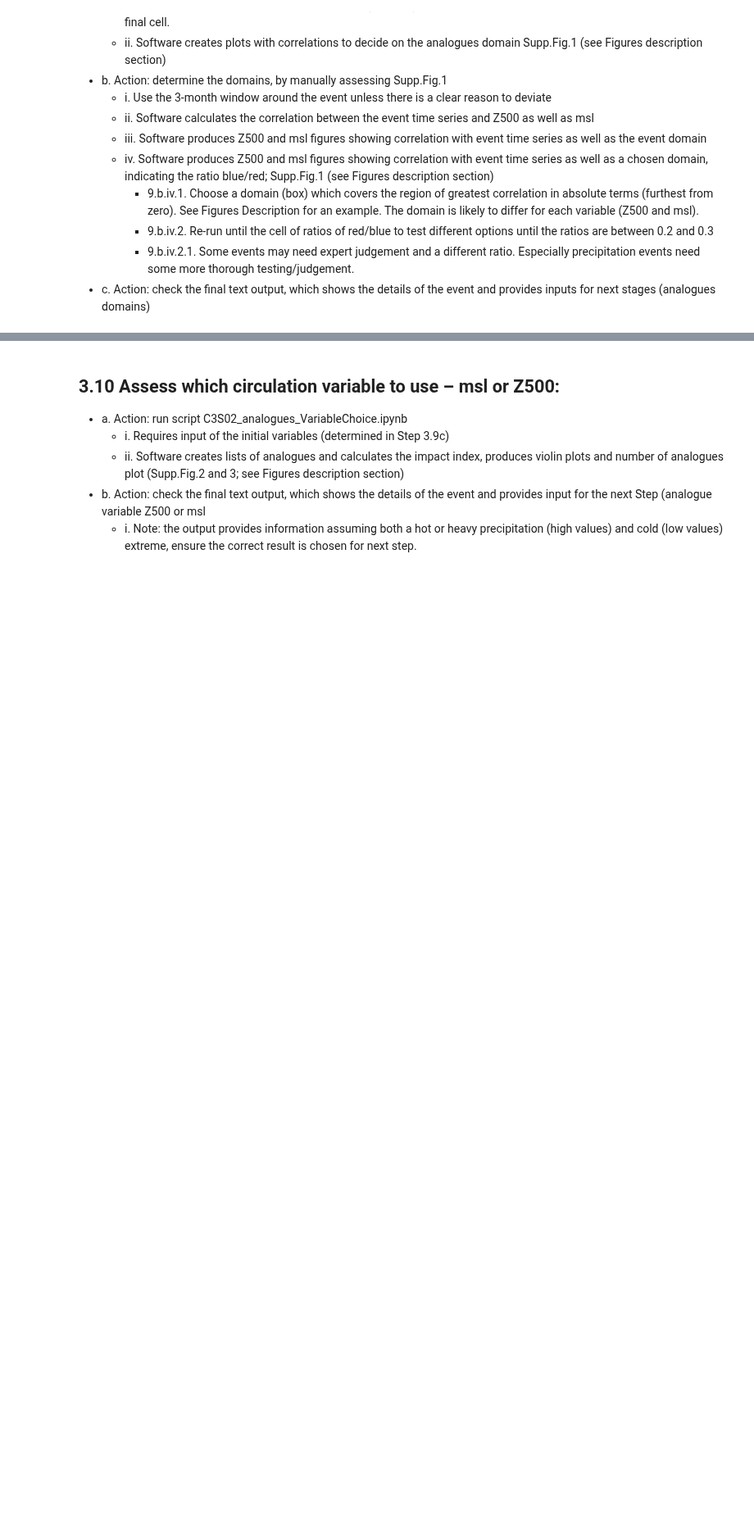
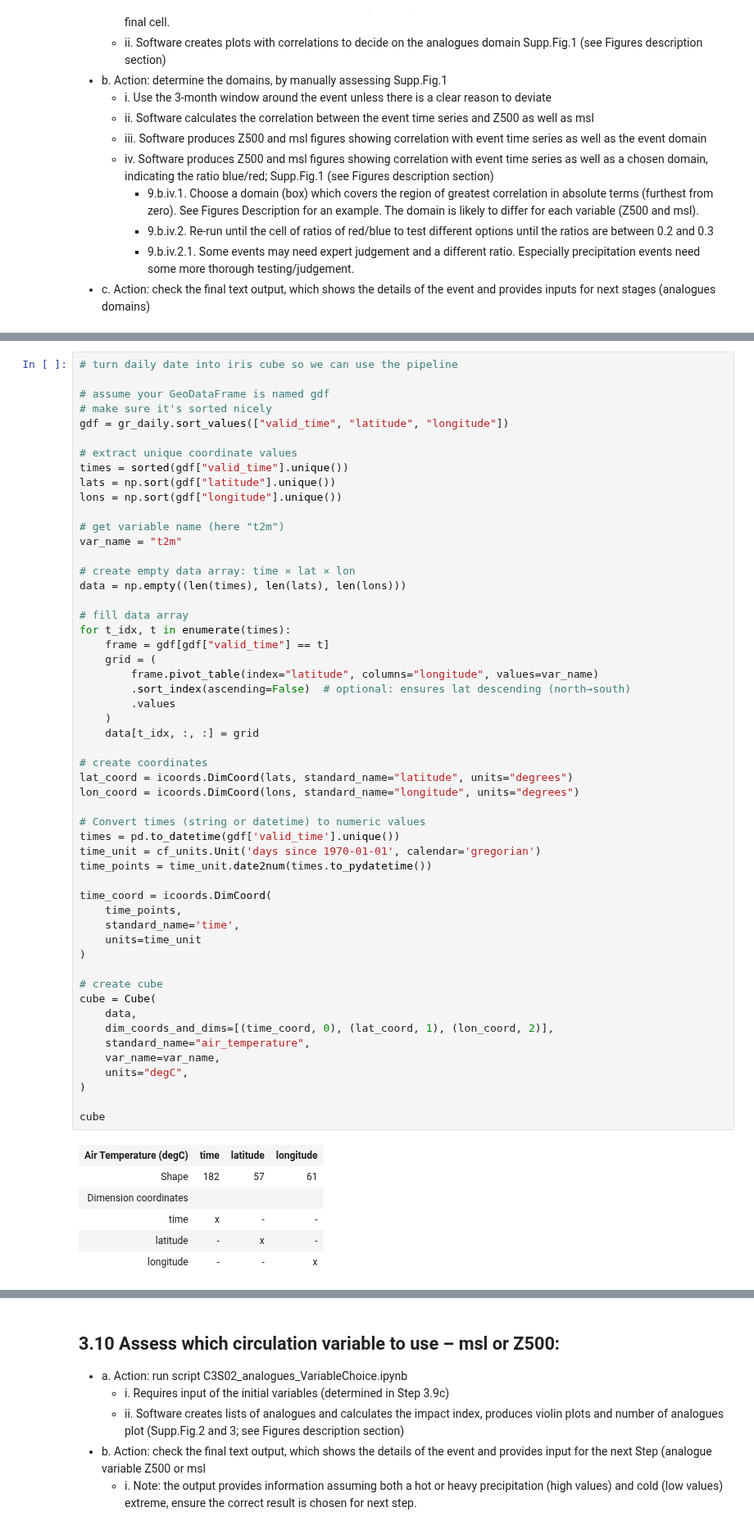
Before and after one commit to izpinto/c3s-451, a Jupyter notebook: library/C3S_CirculationAnalogues.ipynb, the cells around one changed output, grey strips where cells are left out. Shown at 82% size. Drawn from its saved outputs; the diff is of its cells as text; blank space fills up the shorter version.

```diff
--- a/library/C3S_CirculationAnalogues.ipynb
+++ b/library/C3S_CirculationAnalogues.ipynb
@@ -69,0 +186,60 @@ parameter = "Tmean"
+# %%
+# turn daily date into iris cube so we can use the pipeline
+
+# assume your GeoDataFrame is named gdf
+# make sure it's sorted nicely
+gdf = gr_daily.sort_values(["valid_time", "latitude", "longitude"])
+
+# extract unique coordinate values
+times = sorted(gdf["valid_time"].unique())
+lats = np.sort(gdf["latitude"].unique())
+lons = np.sort(gdf["longitude"].unique())
+
+# get variable name (here "t2m")
+var_name = "t2m"
+
+# create empty data array: time × lat × lon
+data = np.empty((len(times), len(lats), len(lons)))
+
+# fill data array
+for t_idx, t in enumerate(times):
+    frame = gdf[gdf["valid_time"] == t]
+    grid = (
+        frame.pivot_table(index="latitude", columns="longitude", values=var_name)
+        .sort_index(ascending=False)  # optional: ensures lat descending (north→south)
+        .values
+    )
+    data[t_idx, :, :] = grid
+
+# create coordinates
+lat_coord = icoords.DimCoord(lats, standard_name="latitude", units="degrees")
+lon_coord = icoords.DimCoord(lons, standard_name="longitude", units="degrees")
+
+# Convert times (string or datetime) to numeric values
+times = pd.to_datetime(gdf['valid_time'].unique())
+time_unit = cf_units.Unit('days since 1970-01-01', calendar='gregorian')
+time_points = time_unit.date2num(times.to_pydatetime())
+
+time_coord = icoords.DimCoord(
+    time_points,
+    standard_name='time',
+    units=time_unit
+)
+
+# create cube
+cube = Cube(
+    data,
+    dim_coords_and_dims=[(time_coord, 0), (lat_coord, 1), (lon_coord, 2)],
+    standard_name="air_temperature",
+    var_name=var_name,
+    units="degC",
+)
+
+cube
+# %% [output]
+| Air Temperature (degC) | time | latitude | longitude |
+| Shape | 182 | 57 | 61 |
+| Dimension coordinates |  |  |  |
+| time | x | - | - |
+| latitude | - | x | - |
+| longitude | - | - | x |
```
Also changed, not shown: parts of 16 cells of this notebook, 3 other files.
